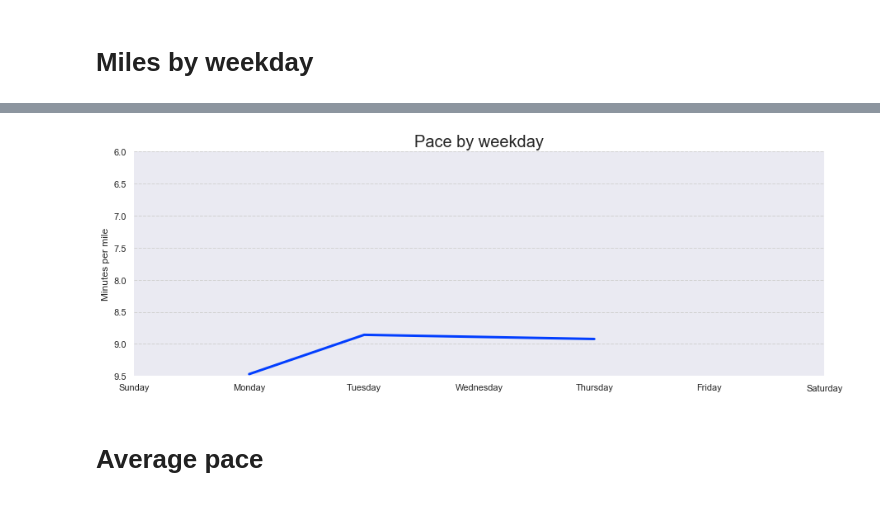
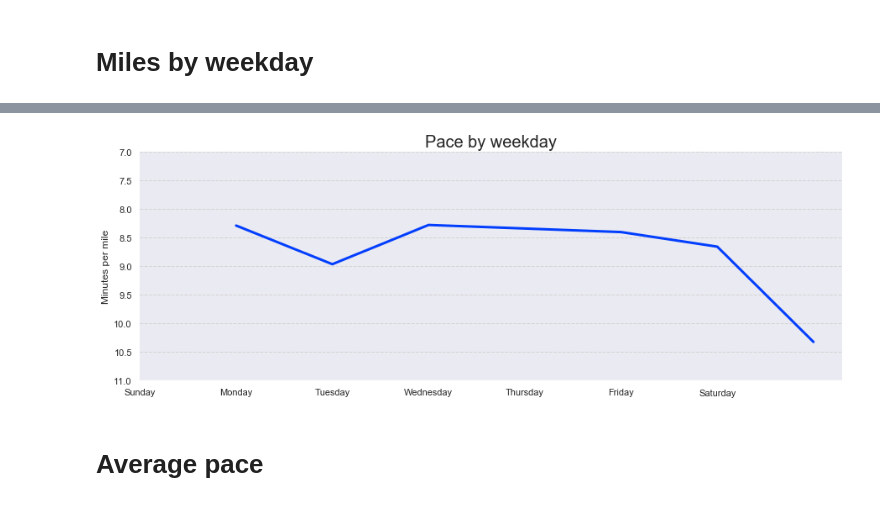
Before and after one commit to lkavenagh/runs, a Jupyter notebook: Run analysis.ipynb, the cells around one changed output, grey strips where cells are left out. Saved outputs shown, nothing was run; the diff lists cells and outputs as text; code cells hidden in the pictures.

```diff
--- a/Run analysis.ipynb
+++ b/Run analysis.ipynb
@@ -16,6 +16,16 @@ import matplotlib.dates as mdates
 import matplotlib.cm as cm
 from matplotlib.ticker import FuncFormatter
 import scipy
+import statsmodels.api as sm
+
+from google.cloud import bigquery
+import pandas_gbq
+from google.oauth2 import service_account
+
+credentials = service_account.Credentials.from_service_account_file('running-342013-76741001e21e.json')
+
+project_id = 'running-342013'
+client = bigquery.Client(credentials = credentials, project = project_id)
 
 %matplotlib inline
 
@@ -28,12 +38,8 @@ def readConfig(key):
     return(out)
 
 def dbGetQuery(q):
-    pw = readConfig('pw')
-    conn_string = "host='kavdb.c9lrodma91yx.us-west-2.rds.amazonaws.com' dbname='kavdb' user='lkavenagh' password='" + pw + "'"
-    conn = psycopg2.connect(conn_string)
-    conn.autocommit = True
-    dat = pd.read_sql(q, conn)
-    conn.close()
+    dat = client.query(q).result().to_dataframe()
+
     return(dat)
 # %%
 ls = ['5Ks', 'half marathons']
@@ -275,28 +330,29 @@ x = ax.set_xticklabels(['Sunday', 'Monday', 'Tuesday', 'Wednesday', 'Thursday',
 # %%
-dat = dbGetQuery('SELECT EXTRACT(dow from start_date) as dow, sum(average_pace * distance_miles) / sum(distance_miles) as avg_pace \
+dat = dbGetQuery("""SELECT EXTRACT(dayofweek from start_date) as dow, sum(average_pace * distance_miles) / sum(distance_miles) as avg_pace \
                 FROM runs.activities_summary \
                 WHERE EXTRACT(year from start_date) = (SELECT max(EXTRACT(year from start_date)) FROM runs.activities) \
+                AND lower(type) = 'run'
                 GROUP BY 1 \
-                ORDER BY 1')
+                ORDER BY 1""")
 
 fig = plt.figure(figsize = (15,5))
 ax = fig.add_subplot(111)
 
 ax.plot(dat.dow, dat.avg_pace, linewidth = 3)
 
 for var in ['top', 'left', 'right']:
     ax.spines[var].set_visible(False)
 
 ax.grid(linestyle = '--', color = 'lightgrey')
 ax.xaxis.grid(False)
-ax.set_ylim([6,9.5])
+ax.set_ylim([7,11])
 ax.invert_yaxis()
 ax.set_ylabel('Minutes per mile')
 ax.set_title('Pace by weekday', fontsize = 20)
 ax.set_xticks([0,1,2,3,4,5,6])
 x = ax.set_xticklabels(['Sunday', 'Monday', 'Tuesday', 'Wednesday', 'Thursday', 'Friday', 'Saturday'])
 # %% [output]
-[figure, old version]
+[figure, new version]
 # %% [markdown]
 # Average pace
 # %%
```
Also changed, not shown: parts of 29 cells of this notebook, 3 other files.
